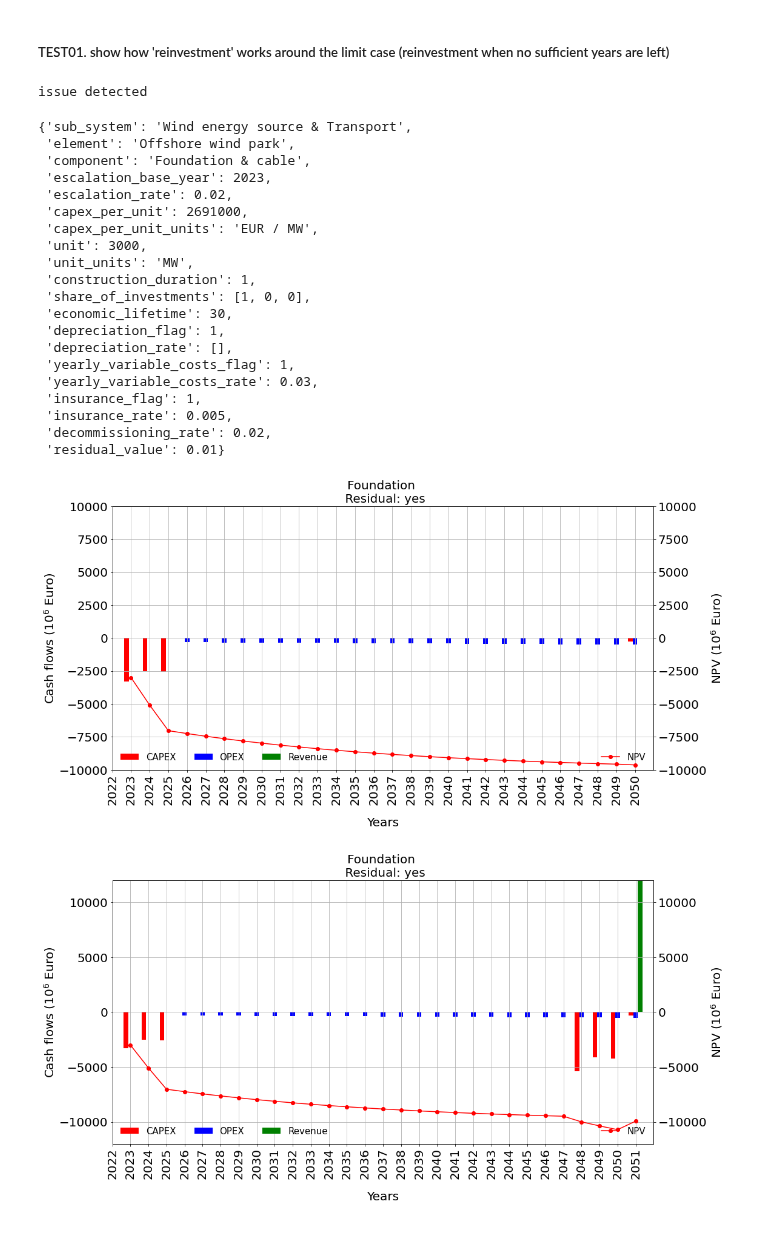
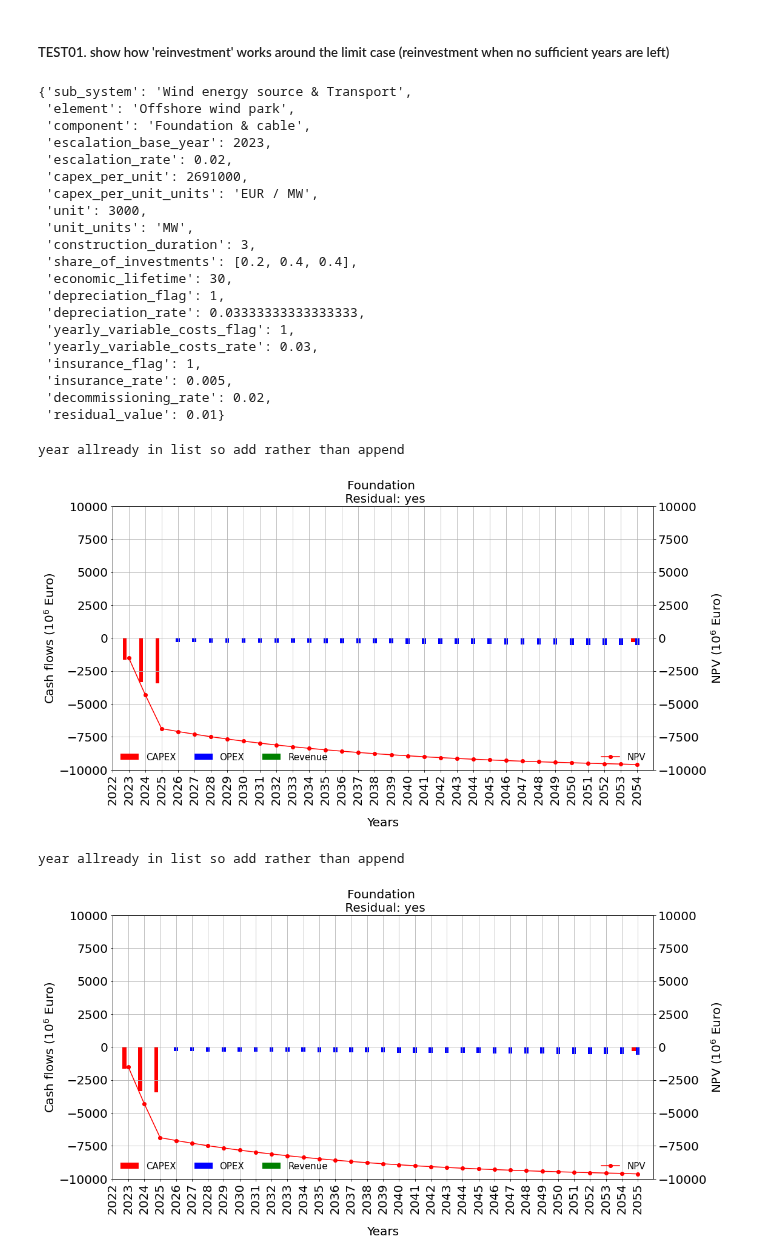
Before and after one commit to VanOord/OpenSCSim, a Jupyter notebook: Tests - demo of functionality.ipynb, the cells around one changed output. Cells and saved outputs as stored; diff of their text form; code cells hidden in the pictures.

Commit message:
Updated tests

```diff
--- a/Tests - demo of functionality.ipynb
+++ b/Tests - demo of functionality.ipynb
@@ -15,49 +15,46 @@ foundation_data = get_object_data(Inputs=Inputs,
                                subsystem='Wind energy source & Transport',
                                element='Offshore wind park',
                                component='Foundation & cable')
+foundation_data['depreciation_rate']=1/foundation_data['economic_lifetime']
 display(foundation_data)
 # %% [output]
-issue detected
+{'sub_system': 'Wind energy source & Transport',
+ 'element': 'Offshore wind park',
+ 'component': 'Foundation & cable',
+ 'escalation_base_year': 2023,
+ 'escalation_rate': 0.02,
+ 'capex_per_unit': 2691000,
+ 'capex_per_unit_units': 'EUR / MW',
+ 'unit': 3000,
+ 'unit_units': 'MW',
+ 'construction_duration': 3,
+ 'share_of_investments': [0.2, 0.4, 0.4],
+ 'economic_lifetime': 30,
+ 'depreciation_flag': 1,
+ 'depreciation_rate': 0.03333333333333333,
+ 'yearly_variable_costs_flag': 1,
+ 'yearly_variable_costs_rate': 0.03,
+ 'insurance_flag': 1,
+ 'insurance_rate': 0.005,
+ 'decommissioning_rate': 0.02,
+ 'residual_value': 0.01}
-{'sub_system': 'Wind energy source & Transport',
- 'element': 'Offshore wind park',
- 'component': 'Foundation & cable',
- 'escalation_base_year': 2023,
- 'escalation_rate': 0.02,
- 'capex_per_unit': 2691000,
- 'capex_per_unit_units': 'EUR / MW',
- 'unit': 3000,
- 'unit_units': 'MW',
- 'construction_duration': 1,
- 'share_of_investments': [1, 0, 0],
- 'economic_lifetime': 30,
- 'depreciation_flag': 1,
- 'depreciation_rate': [],
- 'yearly_variable_costs_flag': 1,
- 'yearly_variable_costs_rate': 0.03,
- 'insurance_flag': 1,
- 'insurance_rate': 0.005,
- 'decommissioning_rate': 0.02,
- 'residual_value': 0.01}
 # %%
 # create Foundation object
 Foundation = Object(**foundation_data)
-# %%
-# specify construction_duration, share_of_investments, and economic_lifetime for the purpose of the test
-Foundation.construction_duration=3
-Foundation.share_of_investments=[0.4, 0.3, 0.3]
-Foundation.economic_lifetime=25
 # %%
 # case: reinvestment needed in 2048, 2050 does NOT allow the investment to pay off at least 1 year
-Foundation.generate_cashflows(startyear=2023, lifecycle=27, debug=False)
+Foundation.generate_cashflows(startyear=2023, lifecycle=31, debug=False)
 Foundation.df_npv = calculate_npv(Foundation.df, 2023, WACC=0.0984)
 create_npv_plot(Foundation.df_npv, title='Foundation \n Residual: yes' )
 # %% [output]
+year allready in list so add rather than append
-[figure, old version]
+[figure, new version]
 # %%
 # case: reinvestment needed in 2048, 2051 allows for the CAPEX spending, next year decommissioning and max residual value
-Foundation.generate_cashflows(startyear=2023, lifecycle=28, debug=False)
+Foundation.generate_cashflows(startyear=2023, lifecycle=32, debug=False)
 Foundation.df_npv = calculate_npv(Foundation.df, 2023, WACC=0.0984)
 create_npv_plot(Foundation.df_npv, title='Foundation \n Residual: yes' )
 # %% [output]
+year allready in list so add rather than append
-[figure, old version]
+[figure, new version]
 # %%
```
Also changed, not shown: parts of 2 cells of this notebook, 2 other files.
